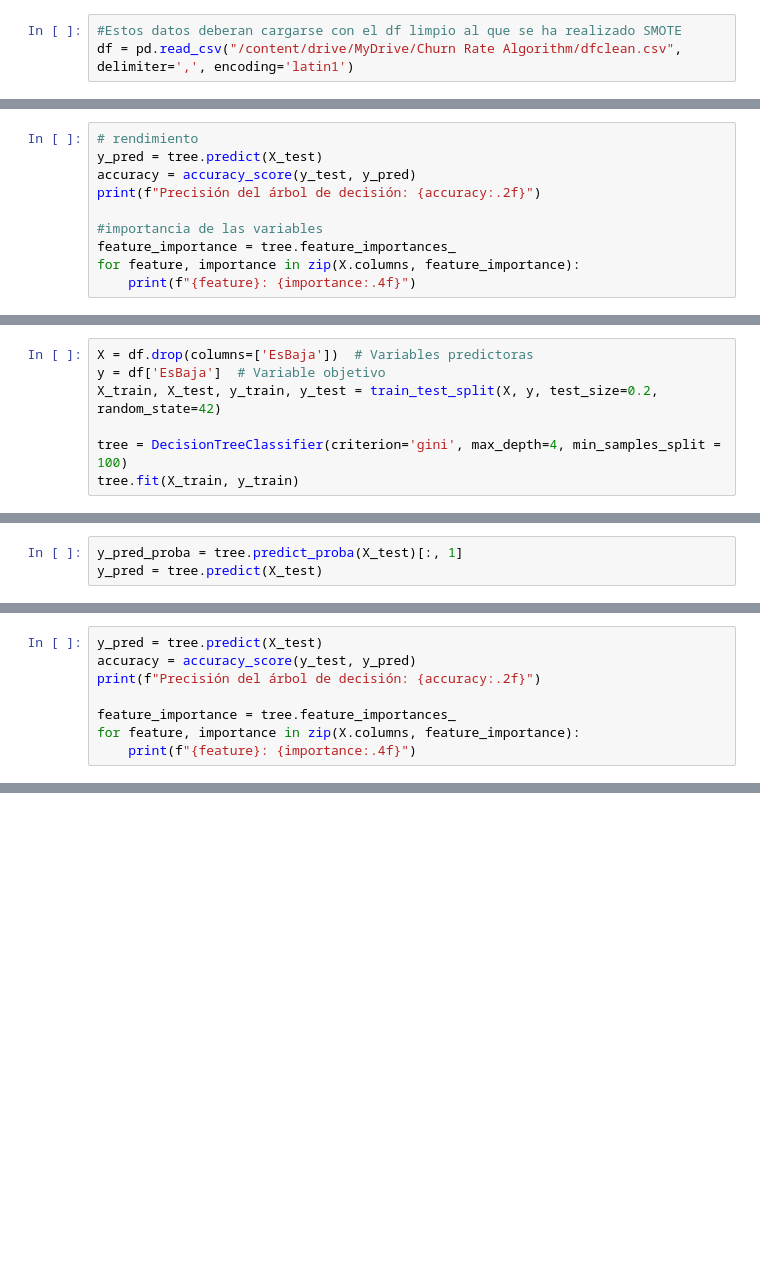
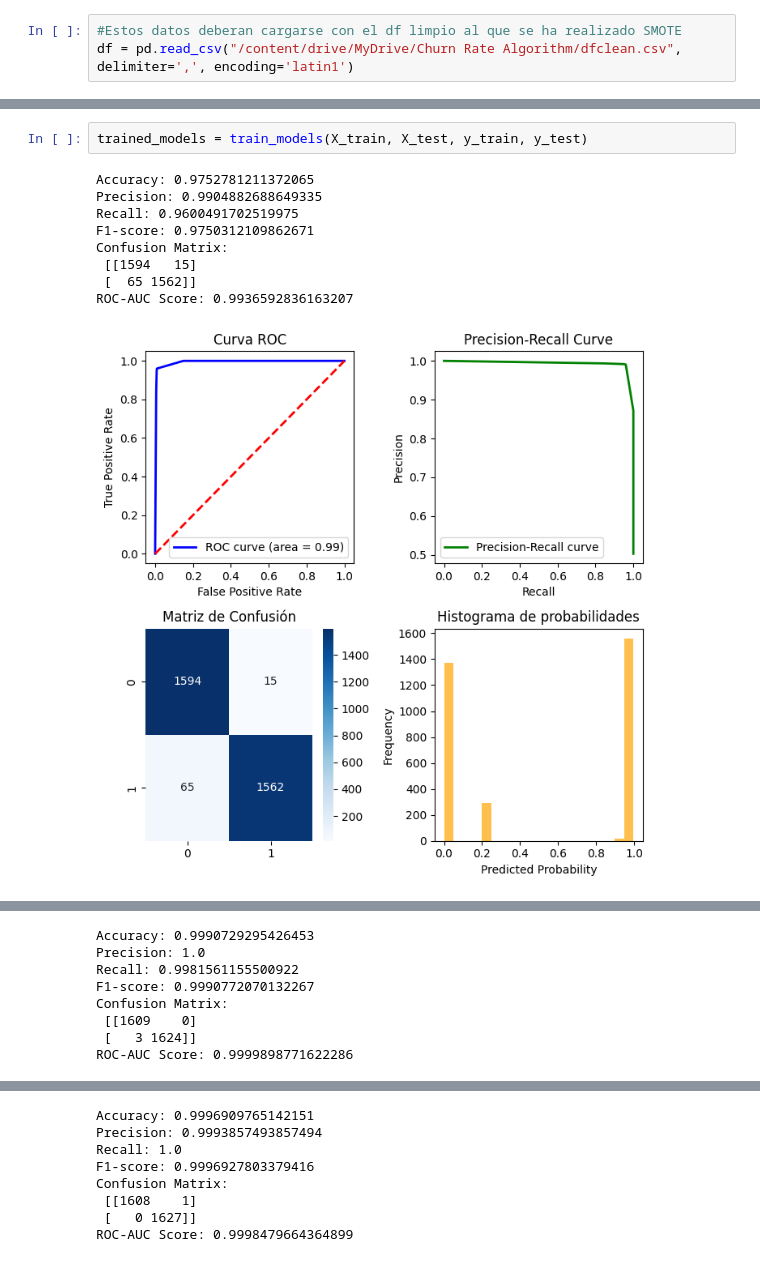
Before and after one commit to SorayaFrancoLopez/NN_churn_proyect_insurance, a Jupyter notebook: STEP_2_Feature_importance.ipynb, the cells around one changed output, grey strips where cells are left out. Saved outputs shown, nothing was run; the diff lists cells and outputs as text; blank space fills up the shorter version.

```diff
--- a/STEP_2_Feature_importance.ipynb
+++ b/STEP_2_Feature_importance.ipynb
@@ -199,10 +127,0 @@ Un histograma de probabilidades bien calibrado tendría una distribución que re
-# %%
-# rendimiento
-y_pred = tree.predict(X_test)
-accuracy = accuracy_score(y_test, y_pred)
-print(f"Precisión del árbol de decisión: {accuracy:.2f}")
-
-#importancia de las variables
-feature_importance = tree.feature_importances_
-for feature, importance in zip(X.columns, feature_importance):
-    print(f"{feature}: {importance:.4f}")
@@ -238,7 +127,0 @@ Probamos a eliminar esta variable del dataframe para observar que resultados arr
-# %%
-X = df.drop(columns=['EsBaja'])  # Variables predictoras
-y = df['EsBaja']  # Variable objetivo
-X_train, X_test, y_train, y_test = train_test_split(X, y, test_size=0.2, random_state=42)
-
-tree = DecisionTreeClassifier(criterion='gini', max_depth=4, min_samples_split = 100)
-tree.fit(X_train, y_train)
@@ -253,3 +127,0 @@ plt.show()
-# %%
-y_pred_proba = tree.predict_proba(X_test)[:, 1]
-y_pred = tree.predict(X_test)
@@ -270,8 +127,0 @@ Si bien estos resultados son más alentadores seguimos pensando que los datos qu
-# %%
-y_pred = tree.predict(X_test)
-accuracy = accuracy_score(y_test, y_pred)
-print(f"Precisión del árbol de decisión: {accuracy:.2f}")
-
-feature_importance = tree.feature_importances_
-for feature, importance in zip(X.columns, feature_importance):
-    print(f"{feature}: {importance:.4f}")
@@ -316,0 +204,12 @@ df = df.drop(columnas_eliminar, axis =1)
+# %%
+trained_models = train_models(X_train, X_test, y_train, y_test)
+# %% [output]
+Accuracy: 0.9752781211372065
+Precision: 0.9904882688649335
+Recall: 0.9600491702519975
+F1-score: 0.9750312109862671
+Confusion Matrix:
+ [[1594   15]
+ [  65 1562]]
+ROC-AUC Score: 0.9936592836163207
+[figure, added]
@@ -316,0 +217,8 @@ df = df.drop(columnas_eliminar, axis =1)
+Accuracy: 0.9990729295426453
+Precision: 1.0
+Recall: 0.9981561155500922
+F1-score: 0.9990772070132267
+Confusion Matrix:
+ [[1609    0]
+ [   3 1624]]
+ROC-AUC Score: 0.9999898771622286
@@ -316,0 +227,8 @@ df = df.drop(columnas_eliminar, axis =1)
+Accuracy: 0.9996909765142151
+Precision: 0.9993857493857494
+Recall: 1.0
+F1-score: 0.9996927803379416
+Confusion Matrix:
+ [[1608    1]
+ [   0 1627]]
+ROC-AUC Score: 0.9998479664364899
```
Also changed, not shown: parts of 47 cells of this notebook.
